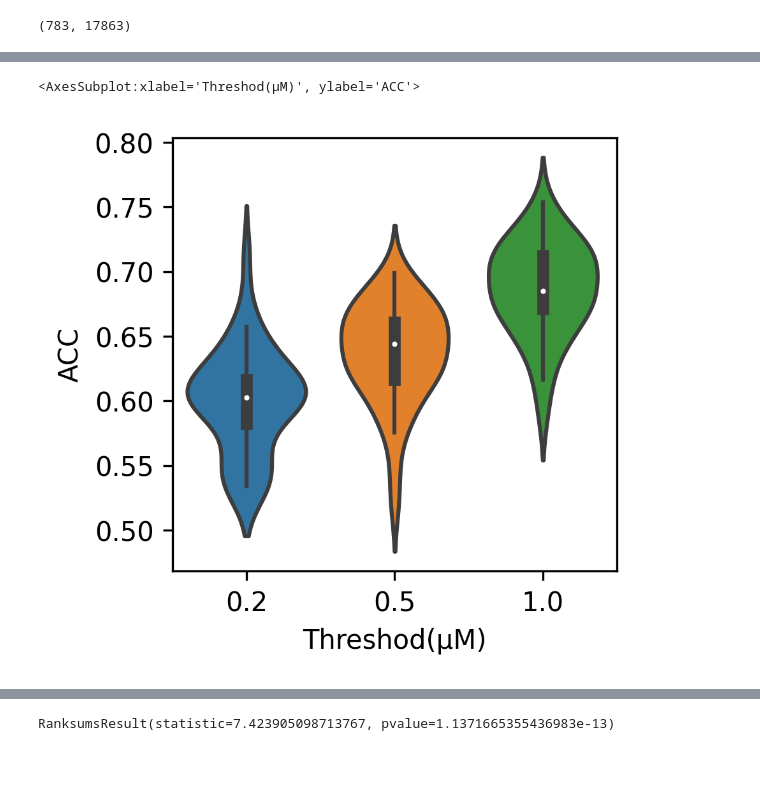
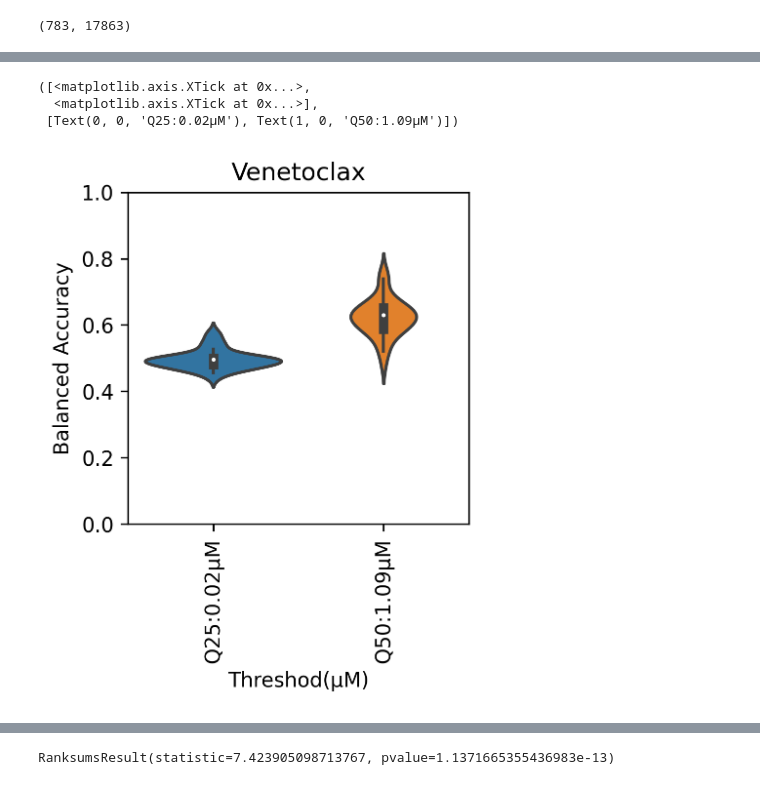
Before and after one commit to gloriachin/KG_Prediction_AML, a Jupyter notebook: Step4_Prediction_model_using_beatAML_mutation_vaf_expression.ipynb, the cells around one changed output, grey strips where cells are left out. Drawn from its saved outputs; the diff is of its cells as text; code cells hidden in the pictures.

```diff
--- a/Step4_Prediction_model_using_beatAML_mutation_vaf_expression.ipynb
+++ b/Step4_Prediction_model_using_beatAML_mutation_vaf_expression.ipynb
@@ -54,9 +54,19 @@ def model_run(train_data,test_data, train_labels, test_labels):
     #print("Accuracy: ", accuracy)
 
     cm = confusion_matrix(  list(test_labels), predictions)
+    tn = cm[0,0] #labled as negative and predicted as negative
+    fp = cm[0,1] #labeld as negative and predicted as positive
+    fn = cm[1,0] #labeld as positive, and predicted as negative
+    tp = cm[1,1] #labeld as positive, and predicted as positive
+
+    sensitivity = cm[1,1]/(cm[1,0] + cm[1,1]) # TP/(FN + TP)
+    specificity = tn/(tn+fp)
+
     sensitivity = cm[1,1]/(cm[1,0] + cm[1,1])
     precision = cm[1,1]/(cm[0,1] + cm[1,1])
     recall = recall_score(test_labels, predictions)
+    blanced_acc = (sensitivity + specificity) /2
+
     #print("Recall: " + str(recall))
     #print("# Recall: TP / (TP + FN)")
 
@@ -85,6 +95,9 @@ def model_run(train_data,test_data, train_labels, test_labels):
     result_summary['Precision'] = precision
     result_summary['sensitivity'] = sensitivity
     result_summary['F1_score'] = f1
+    result_summary['specificity'] = specificity #5
+    result_summary['balanced_acc'] = blanced_acc #6
+    result_summary['recall'] = recall #7
     result_summary['features'] = result_feature
     return(result_summary)
 # %%
@@ -117,14 +211,12 @@ data_all
 # %%
 # compare prediction models using different threshold
-Threshod = 0.5
-Drug = "Venetoclax"
 
 result_with_threshod = {}
-for Threshod in [0.2, 0.5, 1]:
-    data_cur = pd.concat([data_all.iloc[0:,0:22], data_all[Drug]], axis = 1) # Step 1
-    data_cur = data_cur.dropna()
+#for Threshod in [0.2, 0.5, 1]:
+for Threshod in threshold_list:
+
     new_label = []
-    for i in data_cur.iloc[:,-1].values:
+    for i in data_cur[Drug].values:
         if i <= Threshod:
             new_label.append(1)
         else:
@@ -133,9 +225,11 @@ for Threshod in [0.2, 0.5, 1]:
 
     result_all = {}
     for random_ in range(0,200,5):
-        sensitive_data = data_cur.loc[data_cur[Drug+"_bi"] == 1]
-        resistant_data = data_cur.loc[data_cur[Drug+"_bi"] == 0]
+        sensitive_data = data_cur.loc[data_cur[Drug] <= Threshod]
 
+        print("sensitive data: " + str(sensitive_data.shape[0]))
+        resistant_data = data_cur.loc[data_cur[Drug] > Threshod]
+        print("resistant data: " + str(resistant_data.shape[0]))
         train_data_sen, test_data_sen, train_labels_sen, test_labels_sen = train_test_split(sensitive_data.iloc[:,:-2],
                                                                             sensitive_data.iloc[:,-1],
                                                                             test_size = 0.2, random_state = random_)
@@ -197,14 +388,21 @@ F1_list = []
 
 for Threshod in  result_with_threshod:
     for random_state in result_with_threshod[Threshod]:
-        ACC_list.append(result_with_threshod[Threshod][random_state]['Accuracy'])
+        ACC_list.append(result_with_threshod[Threshod][random_state]['balanced_acc'])
         F1_list.append(result_with_threshod[Threshod][random_state]['F1_score'])
         Threshold_list.append(Threshod)
 # %%
 import seaborn as sns
 plt.figure(figsize = (3,3),dpi = 300)
 
-sns.violinplot(data=pd.DataFrame({"Threshod(μM)":Threshold_list, "ACC":ACC_list}), x="Threshod(μM)", y="ACC")
+sns.violinplot(data=pd.DataFrame({"Threshod(μM)":Threshold_list, "Balanced Accuracy":ACC_list}),
+               x="Threshod(μM)", y="Balanced Accuracy")
+#plt.ylim(0,)
+plt.ylim(0,1)
+plt.title(Drug.split("(")[0])
+plt.xticks(range(0,len(threshold_list_label)), threshold_list_label, rotation = 90)
 # %% [output]
-<AxesSubplot:xlabel='Threshod(μM)', ylabel='ACC'>
+([<matplotlib.axis.XTick at 0x...>,
+  <matplotlib.axis.XTick at 0x...>],
+ [Text(0, 0, 'Q25:0.02μM'), Text(1, 0, 'Q50:1.09μM')])
-[figure, old version]
+[figure, new version]
```
Also changed, not shown: parts of 23 cells of this notebook, 5 other files.
